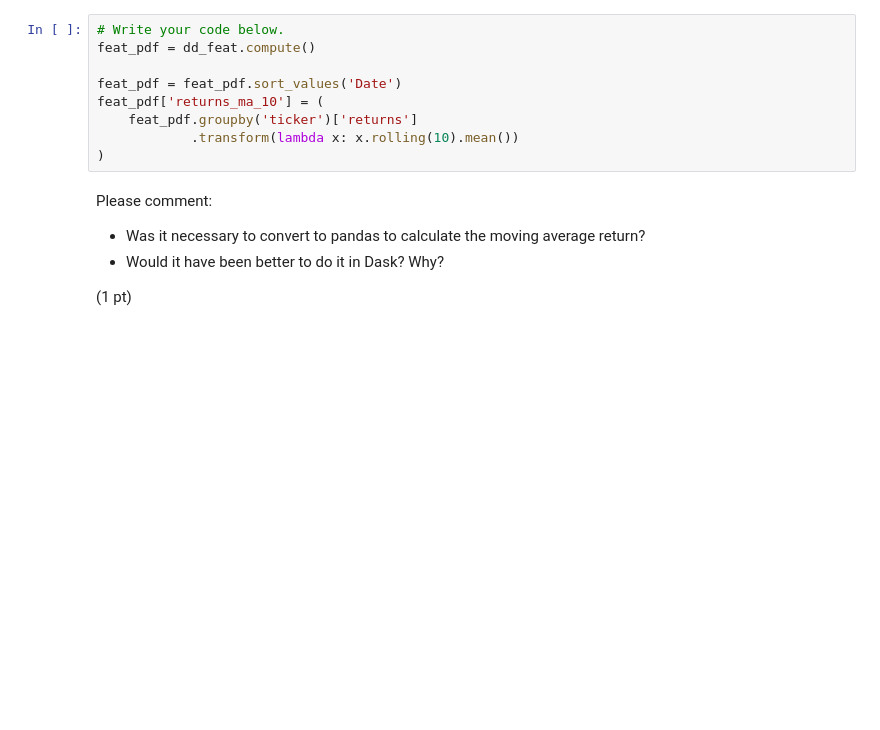
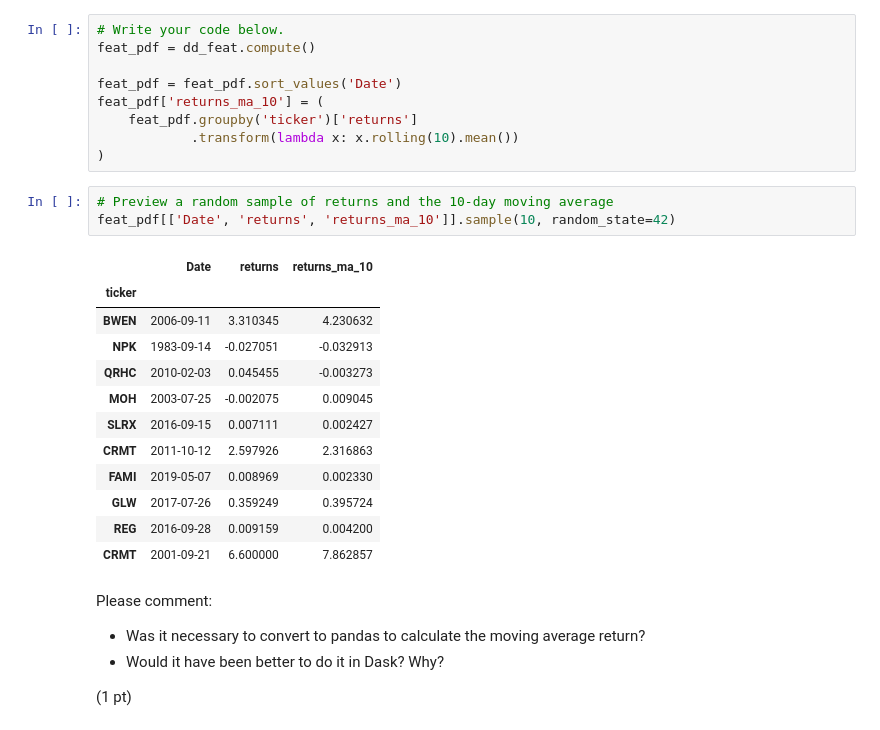
Before and after one commit to hubertdmello/production, a Jupyter notebook: 02_activities/assignments/assignment_1.ipynb, the cells around one changed output. Cells and saved outputs as stored; diff of their text form; blank space fills up the shorter version.

Commit message:
added code to display the moving average return

```diff
--- a/02_activities/assignments/assignment_1.ipynb
+++ b/02_activities/assignments/assignment_1.ipynb
@@ -215,6 +218,22 @@ feat_pdf['returns_ma_10'] = (
     feat_pdf.groupby('ticker')['returns']
             .transform(lambda x: x.rolling(10).mean())
 )
+# %%
+# Preview a random sample of returns and the 10-day moving average
+feat_pdf[['Date', 'returns', 'returns_ma_10']].sample(10, random_state=42)
+# %% [output]
+|  | Date | returns | returns_ma_10 |
+| ticker |  |  |  |
+| BWEN | 2006-09-11 | 3.310345 | 4.230632 |
+| NPK | 1983-09-14 | -0.027051 | -0.032913 |
+| QRHC | 2010-02-03 | 0.045455 | -0.003273 |
+| MOH | 2003-07-25 | -0.002075 | 0.009045 |
+| SLRX | 2016-09-15 | 0.007111 | 0.002427 |
+| CRMT | 2011-10-12 | 2.597926 | 2.316863 |
+| FAMI | 2019-05-07 | 0.008969 | 0.002330 |
+| GLW | 2017-07-26 | 0.359249 | 0.395724 |
+| REG | 2016-09-28 | 0.009159 | 0.004200 |
+| CRMT | 2001-09-21 | 6.600000 | 7.862857 |
 # %% [markdown]
 Please comment:
 
```
Also changed, not shown: parts of 5 cells of this notebook.
